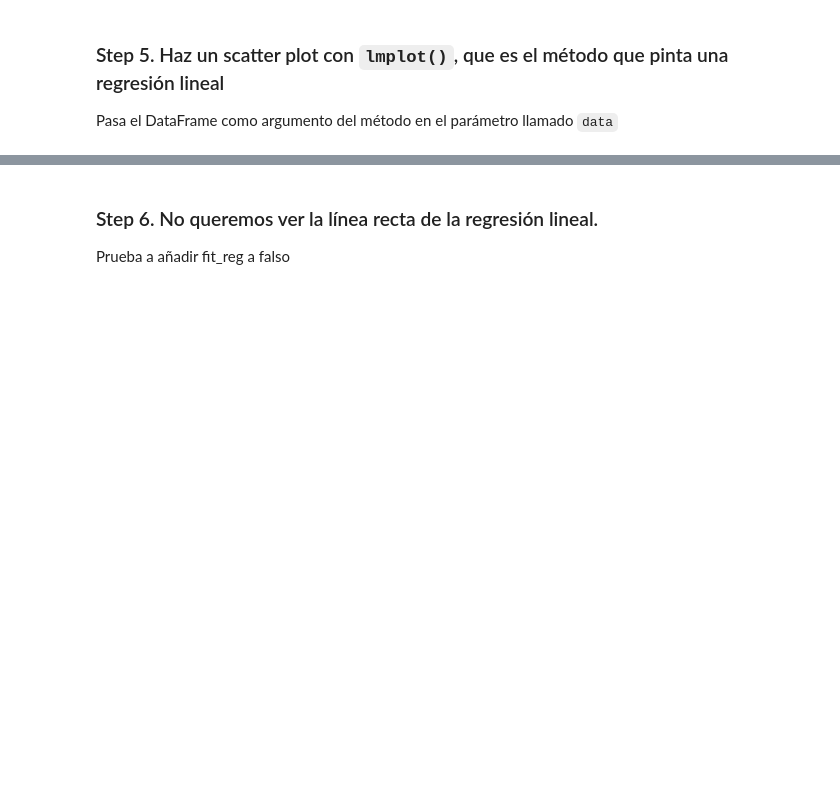
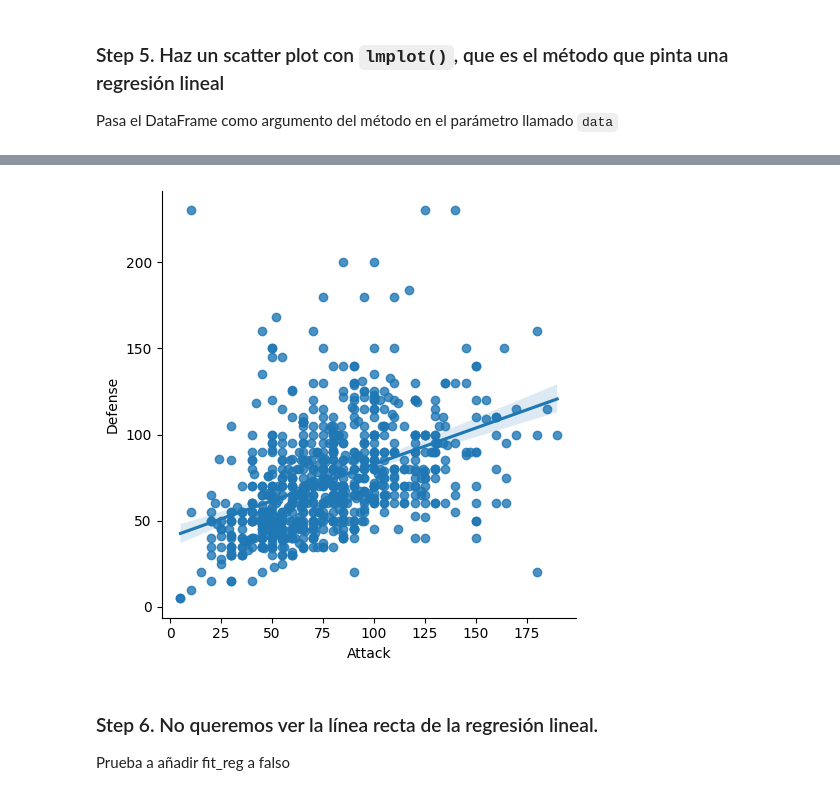
Before and after one commit to DenisiaPelu/DS102024, a Jupyter notebook: 2-DataAnalysis/5-Visualizacion/Practica/Pokemon/Pokemon_viz.ipynb, the cells around one changed output, grey strips where cells are left out. Saved outputs shown, nothing was run; the diff lists cells and outputs as text; code cells hidden in the pictures; blank space fills up the shorter version.

```diff
--- a/2-DataAnalysis/5-Visualizacion/Practica/Pokemon/Pokemon_viz.ipynb
+++ b/2-DataAnalysis/5-Visualizacion/Practica/Pokemon/Pokemon_viz.ipynb
@@ -12,3 +13,6 @@ import pandas as pd
 import matplotlib.pyplot as plt
 # %% [markdown]
 ### Step 3. Lee 'pokemon.csv' de esta [url](https://gist.githubusercontent.com/armgilles/194bcff35001e7eb53a2a8b441e8b2c6/raw/92200bc0a673d5ce2110aaad4544ed6c4010f687/pokemon.csv), lee la primera columna del csv como índice del DataFrame
+# %%
+df=pd.read_csv(r"https://gist.githubusercontent.com/armgilles/194bcff35001e7eb53a2a8b441e8b2c6/raw/92200bc0a673d5ce2110aaad4544ed6c4010f687/pokemon.csv")
+df
@@ -23,3 +47,9 @@ Pasa el DataFrame como argumento del método en el parámetro llamado `data`
+# %%
+sns.lmplot(x='Attack', y='Defense', data=df)
+
+plt.show()
+# %% [output]
+[figure, added]
 # %% [markdown]
 ### Step 6. No queremos ver la línea recta de la regresión lineal.
 Prueba a añadir fit_reg a falso
```
Also changed, not shown: parts of 60 cells of this notebook, 3 other files.
